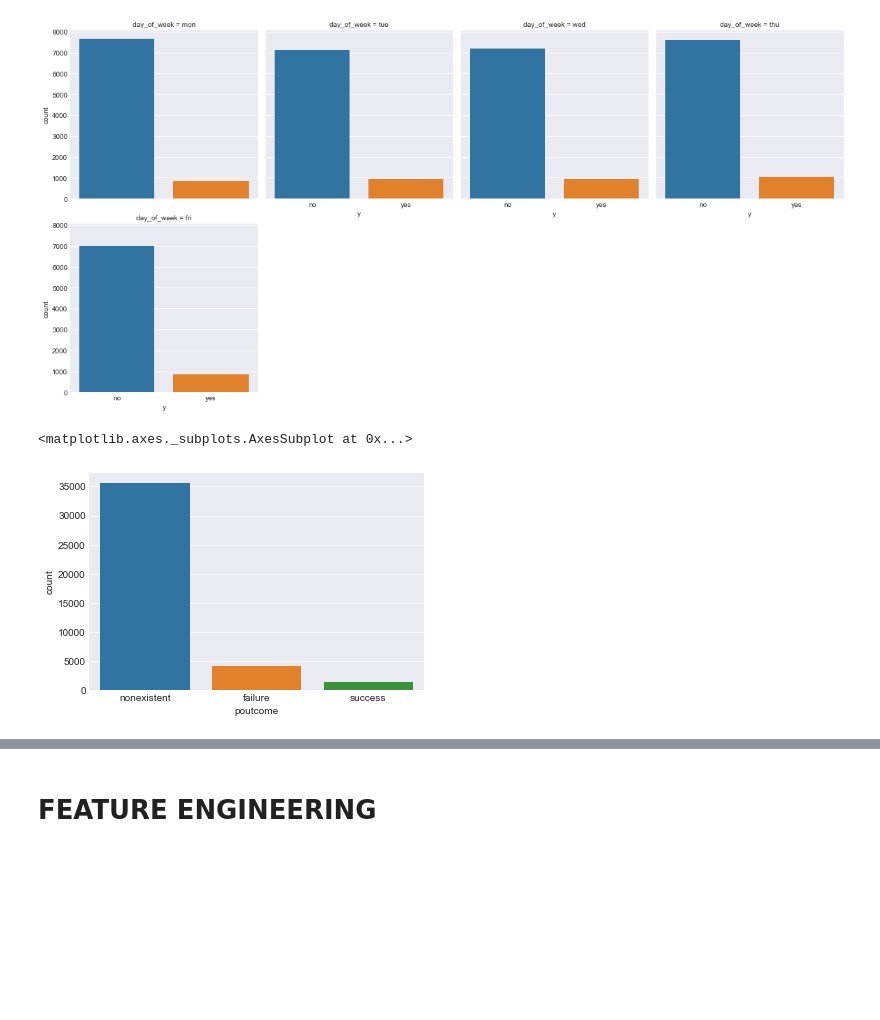
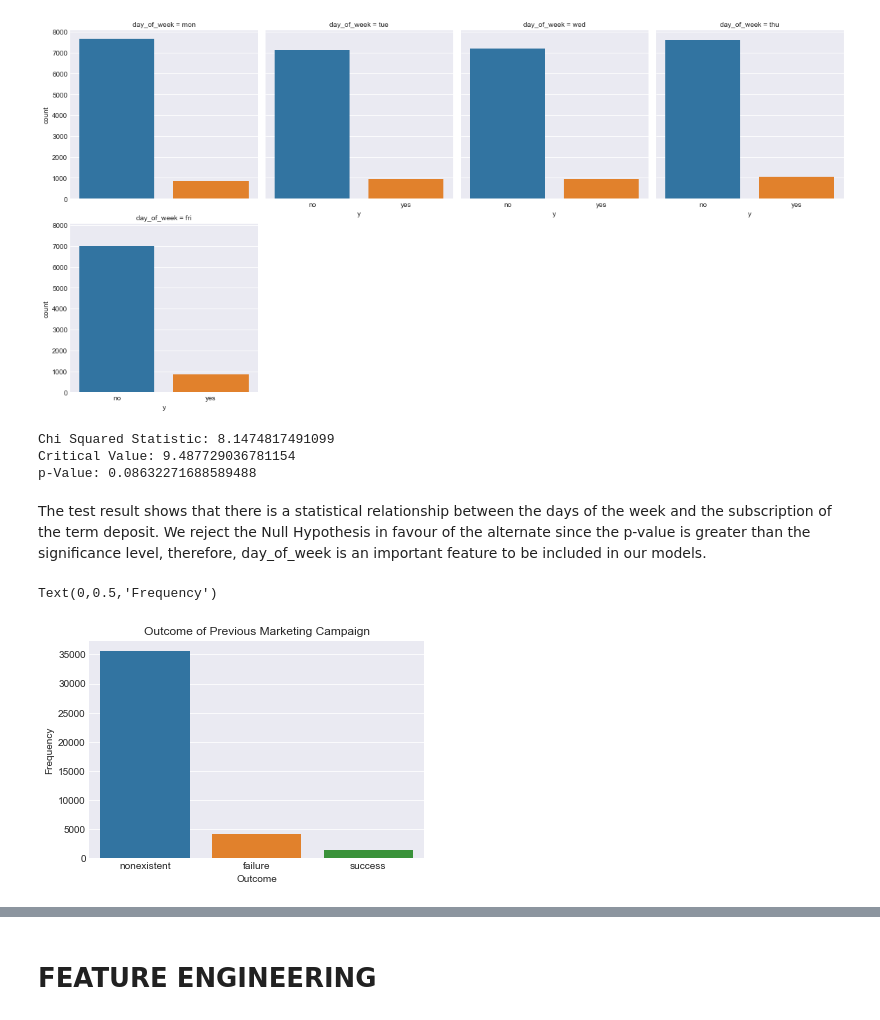
Before and after one commit to psonyango/BANK_TELE_MARKETING_CAMPAIGN, a Jupyter notebook: FINAL PROJECT.ipynb, the cells around one changed output, grey strips where cells are left out. Saved outputs shown, nothing was run; the diff lists cells and outputs as text; code cells hidden in the pictures; blank space fills up the shorter version.

```diff
--- a/FINAL PROJECT.ipynb
+++ b/FINAL PROJECT.ipynb
@@ -138,8 +157,57 @@ sns.factorplot(x='y',data=bank,col='day_of_week',col_wrap=4,kind='count')
 # %% [output]
 <seaborn.axisgrid.FacetGrid at 0x...>
 [figure]
-# %%
-sns.countplot(x='poutcome',data=bank)
-# %% [output]
-<matplotlib.axes._subplots.AxesSubplot at 0x...>
-[figure, removed]
+# %%
+'''Chi-Squared Test of Independence to test whether the day of week has an impact on the term-deposits.
+
+Null Hypothesis is that Day of the week contacted does not have a direct impact on subscription of term-deposit.
+Alternate Hypothesis is that Day of the Week contacted has a direct impact on subscription of term-deposit
+Significance-Level = 0.05'''
+
+sample = bank.sample(n=250) #Sample from the entire population dataset
+
+sample = pd.crosstab(index = sample['day_of_week'],columns=sample.y,margins=True) #creating a two-way table of the samples
+
+sample.columns = ['no','yes','row_totals']
+
+sample.index = ['fri','mon','thu','tue','wed','col_totals']
+
+observed = sample.iloc[:5,:2] #Actual values gotten/derived from the sample.
+
+expected = np.outer(sample['row_totals'][0:5],sample.loc['col_totals'][0:2])/250 #Values we expect on the distribution of the population
+
+expected = pd.DataFrame(expected)
+
+expected.columns = ['no','yes']
+
+expected.index = ['fri','mon','thu','tue','wed']
+
+chi_squared_stat = (((observed-expected)**2)/expected).sum().sum() #Chi-Squared Statistic
+
+
+
+crit = stats.chi2.ppf(q = 0.95,
+                     df = 4)
+
+p_value = 1 - stats.chi2.cdf(x=chi_squared_stat,df=4) #The probability of getting a value >= chi_squared_stats
+
+print('Chi Squared Statistic: {}'.format(chi_squared_stat))
+print('Critical Value: {}'.format(crit))
+print('p-Value: {}'.format(p_value))
+# %% [output]
+Chi Squared Statistic: 8.1474817491099
+Critical Value: 9.487729036781154
+p-Value: 0.08632271688589488
+# %% [markdown]
+The test result shows that there is a statistical relationship between the days of the week and the subscription of the term deposit.
+We reject the Null Hypothesis in favour of the alternate since the p-value is greater than the significance level, therefore, day_of_week is an important feature to be included in our models.
+# %%
+#Count Plot of the previous marketing campaign
+
+sns.countplot(x='poutcome',data=bank)
+plt.title('Outcome of Previous Marketing Campaign')
+plt.xlabel('Outcome')
+plt.ylabel('Frequency')
+# %% [output]
+Text(0,0.5,'Frequency')
+[figure, added]
```
Also changed, not shown: parts of 35 cells of this notebook.
